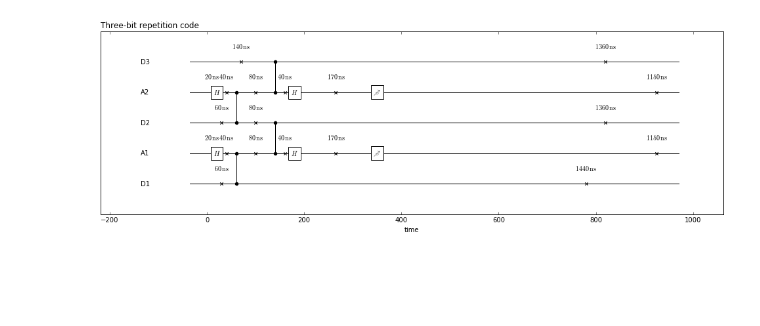
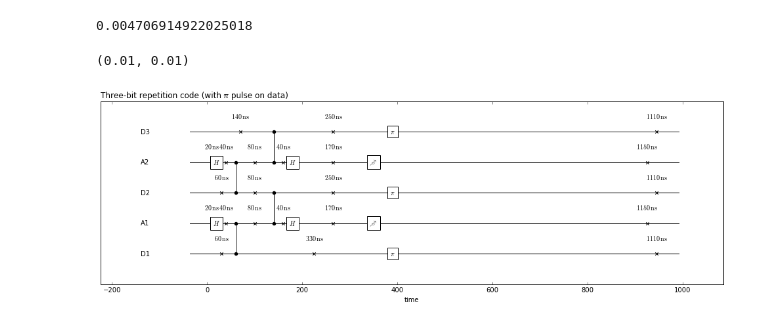
Before and after one commit to quantumsim/quantumsim, a Jupyter notebook: threeqbit.ipynb, the cells around one changed output. Saved outputs shown, nothing was run; the diff lists cells and outputs as text; code cells hidden in the pictures; blank space fills up the shorter version.

Commit message:
three qubit code notebook not yet working

```diff
--- a/threeqbit.ipynb
+++ b/threeqbit.ipynb
@@ -9,3 +20,7 @@ qubit_names = ["D1", "A1", "D2", "A2", "D3"]
+# %%
+decay_prob_ancilla
+# %% [output]
+0.004706914922025018
 # %%
 t_meas = 300
 t_rest = 1000
@@ -14,39 +29,60 @@ t_gate = 40
 t1 = 25000
 t2 = 16000
 
-readout_error = 0#0.0015
+t2_ancilla = 1/(1/(4*t_gate/(decay_prob_ancilla)) + 1/t2)
+t2_ancilla = t2
+
+
+readout_error = 0.0015
+# %%
+160/t2_ancilla, 160/t2
+# %% [output]
+(0.01, 0.01)
 # %%
-c = circuit.Circuit("Three-bit repetition code")
+c = circuit.Circuit("Three-bit repetition code (with π pulse on data)")
 
 for qb in qubit_names:
-    c.add_qubit(qb, t1, t2)
+    if "A" in qb:
+        c.add_qubit(qb, t1, t2_ancilla)
+    else:
+        c.add_qubit(qb, t1, t2)
+
+
 
 c.add_hadamard("A1", time=0.5*t_gate)
 c.add_hadamard("A2", time=0.5*t_gate)
 
 c.add_cphase("A1", "D1", time=1.5*t_gate)
 c.add_cphase("A2", "D2", time=1.5*t_gate)
 
 c.add_cphase("A1", "D2", time=3.5*t_gate)
 c.add_cphase("A2", "D3", time=3.5*t_gate)
 
 c.add_hadamard("A1", time=4.5*t_gate)
 c.add_hadamard("A2", time=4.5*t_gate)
 
-m1 = circuit.Measurement("A1", time=5*t_gate+0.5*t_meas, sampler=None)
+
+sampler = circuit.uniform_noisy_sampler(seed=42, readout_error=readout_error)
+m1 = circuit.Measurement("A1", time=5*t_gate+0.5*t_meas, sampler=sampler)
 c.add_gate(m1)
-m2 = circuit.Measurement("A2", time=5*t_gate+0.5*t_meas, sampler=None)
+sampler2 = circuit.uniform_noisy_sampler(seed=43, readout_error=readout_error)
+m2 = circuit.Measurement("A2", time=5*t_gate+0.5*t_meas, sampler=sampler2)
 c.add_gate(m2)
+
+for qb in ['D1', 'D2', 'D3']:
+    c.add_rotate_y(qb, angle=np.pi, time=5*t_gate+0.5*t_meas+t_gate)
+    pass
+
 
 c.add_waiting_gates(tmin=0, tmax=5*t_gate+t_meas+t_rest)
 
 plt.figure(figsize=(17,5))
 
 
+c.order()
 c.plot()
-c.order()
 
 
 repetition_code_round = c
 # %% [output]
-[figure, old version]
+[figure, new version]
```
Also changed, not shown: parts of 21 cells of this notebook.
